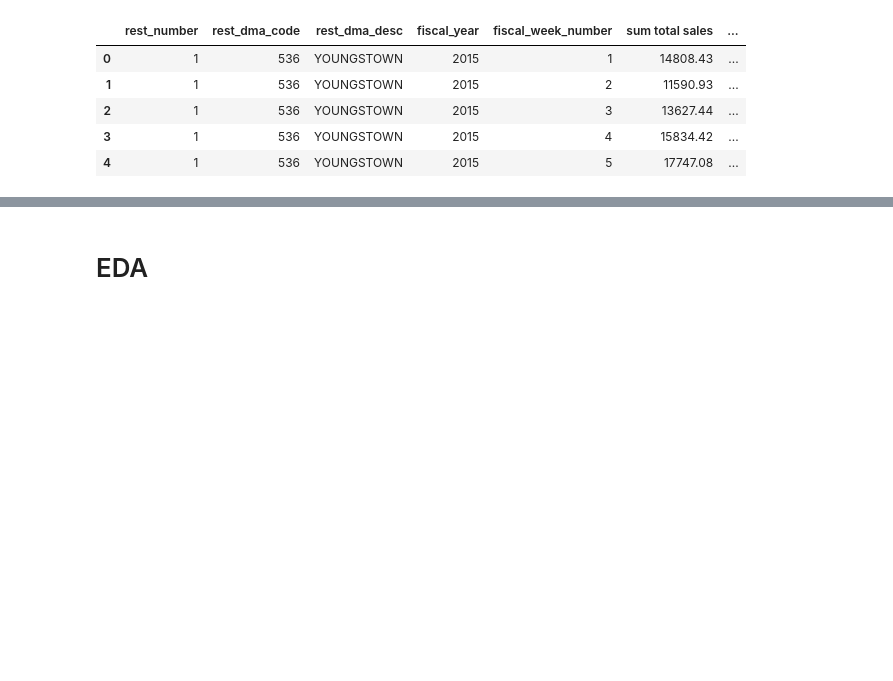
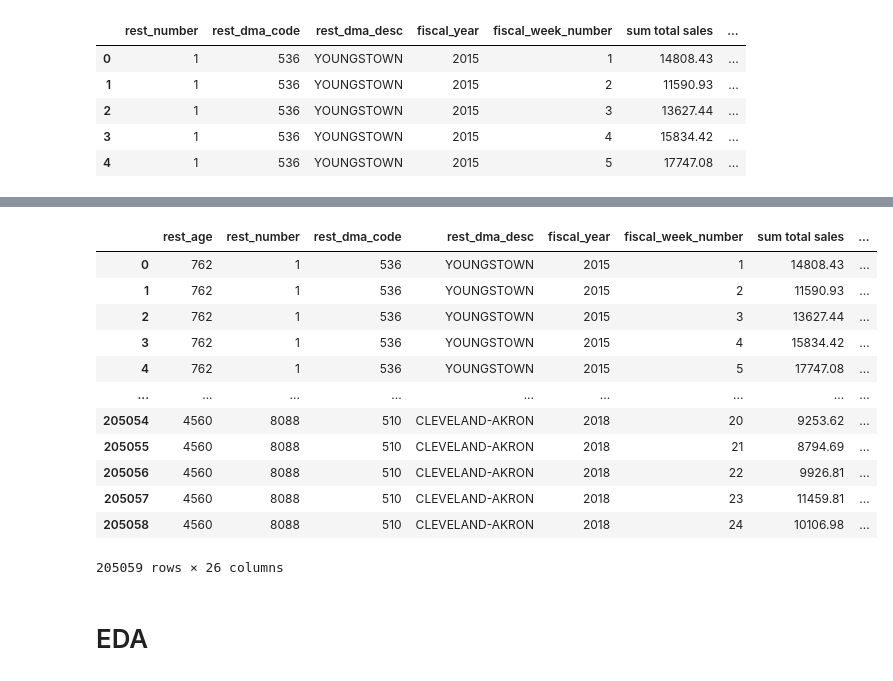
Before and after one commit to will4865/Inspire-Brands-Case-Study, a Jupyter notebook: technical-case-study.ipynb, the cells around one changed output, grey strips where cells are left out. Drawn from its saved outputs; the diff is of its cells as text; code cells hidden in the pictures; blank space fills up the shorter version.

```diff
--- a/technical-case-study.ipynb
+++ b/technical-case-study.ipynb
@@ -924,0 +979,3 @@ modeling_df.head()
+# %%
+modeling_df = least_days.join(modeling_df)
+modeling_df
@@ -924,0 +996,3 @@ modeling_df.head()
+# %%
+modeling_df = modeling_df.drop(columns=['last_date', 'days_since_open', 'days_since_remodel', 'days_since_open_edit',
+                          'days_since_remodel_edit'])
@@ -925,3 +1012,36 @@ modeling_df.head()
+# %%
+int_cols = ['rest_number','rest_dma_code','fiscal_year','fiscal_week_number','# of mcdonalds <1 mi', '# of subway <1 mi', '# of wendys <1 mi',
+       '# of burger king <1 mi', '# of taco bell <1 mi',
+       '# of mcdonalds <0.5 mi', '# of subway <0.5 mi', '# of wendys <0.5 mi',
+       '# of burger king <0.5 mi', '# of taco bell <0.5 mi',
+       'sum_of_competitors', 'onair_ty', 'equal_trps_cm_ty']
+for x in int_cols:
+    try:
+        modeling_df[x] = modeling_df[x].fillna(0.0)
+    except:
+        continue
+    try:
+        modeling_df[x] = modeling_df[x].astype('int')
+    except:
+        continue
+# %%
+modeling_df.rename(columns = {'least_days':'rest_age'}, inplace = True)
+# %%
+modeling_df
+# %% [output]
+|  | rest_age | rest_number | rest_dma_code | rest_dma_desc | fiscal_year | fiscal_week_number | sum total sales | ... |
+| 0 | 762 | 1 | 536 | YOUNGSTOWN | 2015 | 1 | 14808.43 | ... |
+| 1 | 762 | 1 | 536 | YOUNGSTOWN | 2015 | 2 | 11590.93 | ... |
+| 2 | 762 | 1 | 536 | YOUNGSTOWN | 2015 | 3 | 13627.44 | ... |
+| 3 | 762 | 1 | 536 | YOUNGSTOWN | 2015 | 4 | 15834.42 | ... |
+| 4 | 762 | 1 | 536 | YOUNGSTOWN | 2015 | 5 | 17747.08 | ... |
+| ... | ... | ... | ... | ... | ... | ... | ... | ... |
+| 205054 | 4560 | 8088 | 510 | CLEVELAND-AKRON | 2018 | 20 | 9253.62 | ... |
+| 205055 | 4560 | 8088 | 510 | CLEVELAND-AKRON | 2018 | 21 | 8794.69 | ... |
+| 205056 | 4560 | 8088 | 510 | CLEVELAND-AKRON | 2018 | 22 | 9926.81 | ... |
+| 205057 | 4560 | 8088 | 510 | CLEVELAND-AKRON | 2018 | 23 | 11459.81 | ... |
+| 205058 | 4560 | 8088 | 510 | CLEVELAND-AKRON | 2018 | 24 | 10106.98 | ... |
+205059 rows × 26 columns
 # %% [markdown]
 # EDA
 # %% [markdown]
```
Also changed, not shown: parts of 8 cells of this notebook.
